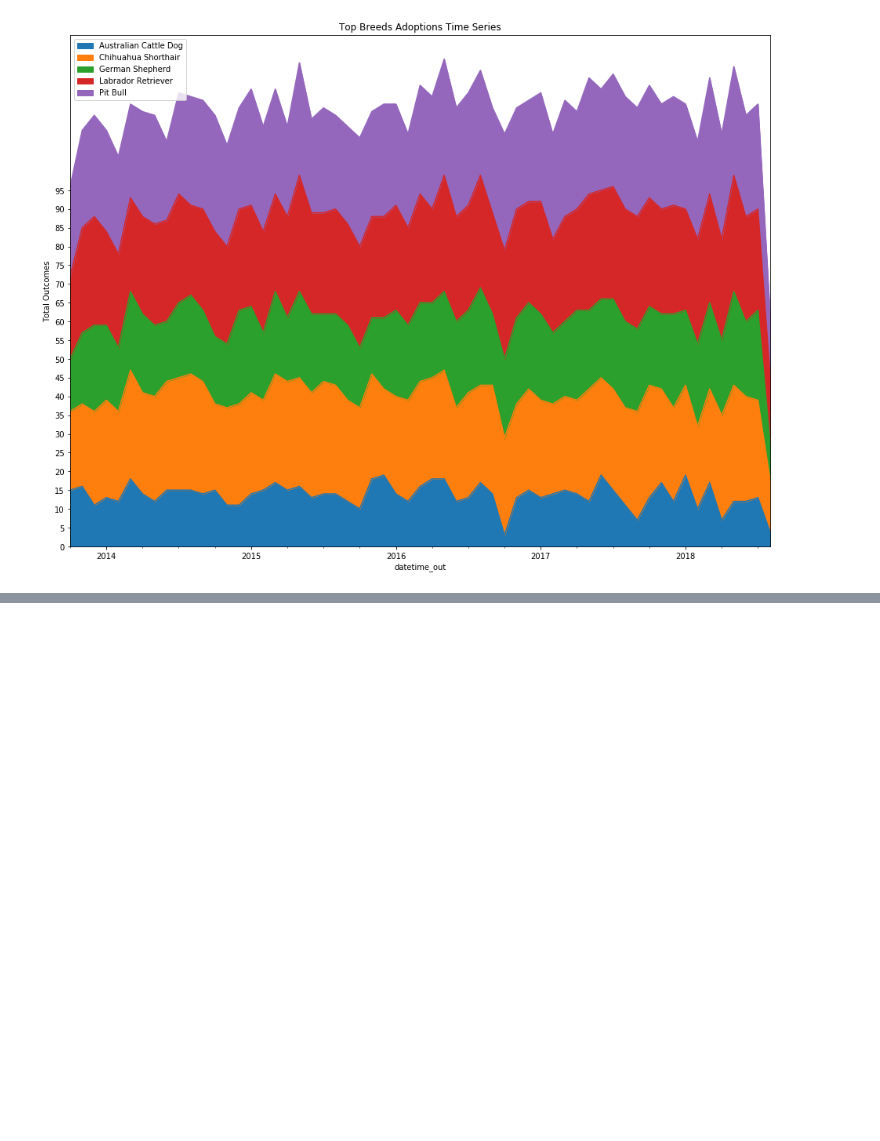
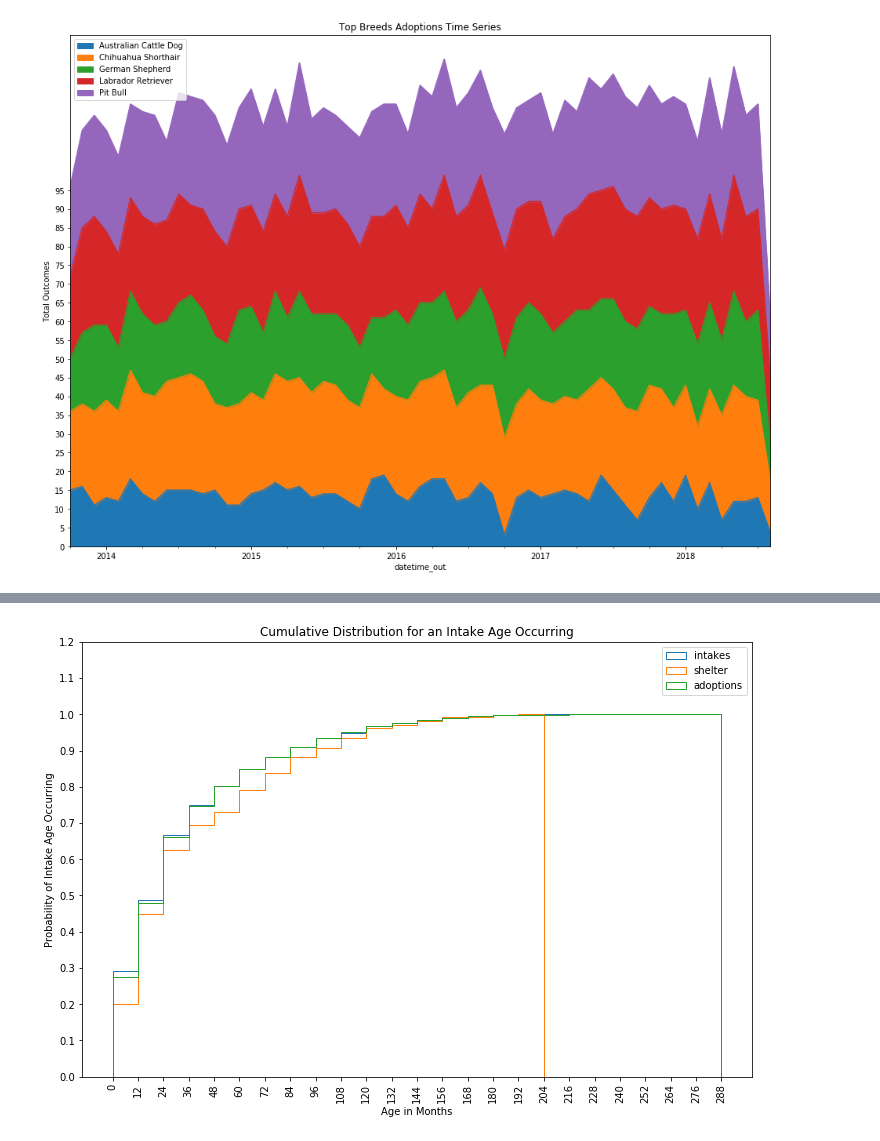
Before and after one commit to chill7627/Adoptable-Animals, a Jupyter notebook: IPYNBs/Adoptable Animals Exploratory Data Analysis.ipynb, the cells around one changed output, grey strips where cells are left out. Drawn from its saved outputs; the diff is of its cells as text; code cells hidden in the pictures; blank space fills up the shorter version.

```diff
--- a/IPYNBs/Adoptable Animals Exploratory Data Analysis.ipynb
+++ b/IPYNBs/Adoptable Animals Exploratory Data Analysis.ipynb
@@ -1115,0 +1168,21 @@ plt.show()
+# %%
+#plot the cdf for adoptions, intakes, and shelter
+plt.figure(figsize=(12,8))
+intakes_ages = dogs_join.intake_age
+shelter_ages = dogs_shelter.intake_age
+adoptions_ages = dog_adoptions.intake_age
+intakes_ages.plot(kind='hist', normed = True, cumulative=True, histtype='step',
+                  bins=range(0,int(intakes_ages.max())+12,12), label='intakes')
+shelter_ages.plot(kind='hist', normed=True, cumulative=True, histtype='step',
+                  bins=range(0,int(shelter_ages.max())+12,12), label='shelter')
+adoptions_ages.plot(kind='hist', normed=True, cumulative=True, histtype='step',
+                    bins=range(0,int(adoptions_ages.max())+12,12), label='adoptions')
+plt.xlabel('Age in Months')
+plt.ylabel('Probability of Intake Age Occurring')
+plt.xticks(range(0,int(ages.max())+12,12), rotation=90)
+plt.yticks(np.arange(0,1.3,0.1))
+plt.title('Cumulative Distribution for an Intake Age Occurring')
+plt.legend(loc='best')
+plt.show()
+# %% [output]
+[figure, added]
```
Also changed, not shown: parts of 11 cells of this notebook, 1 other file.
